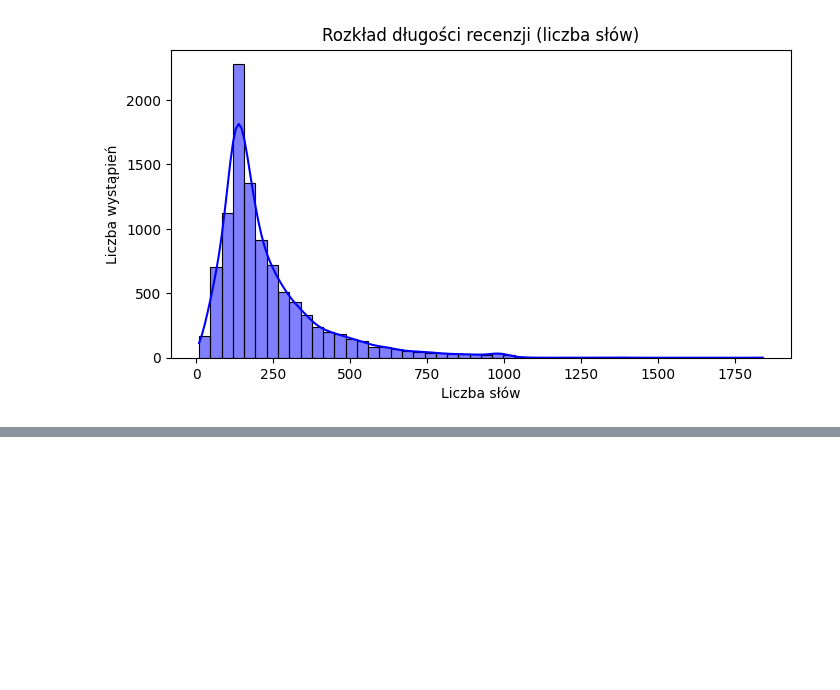
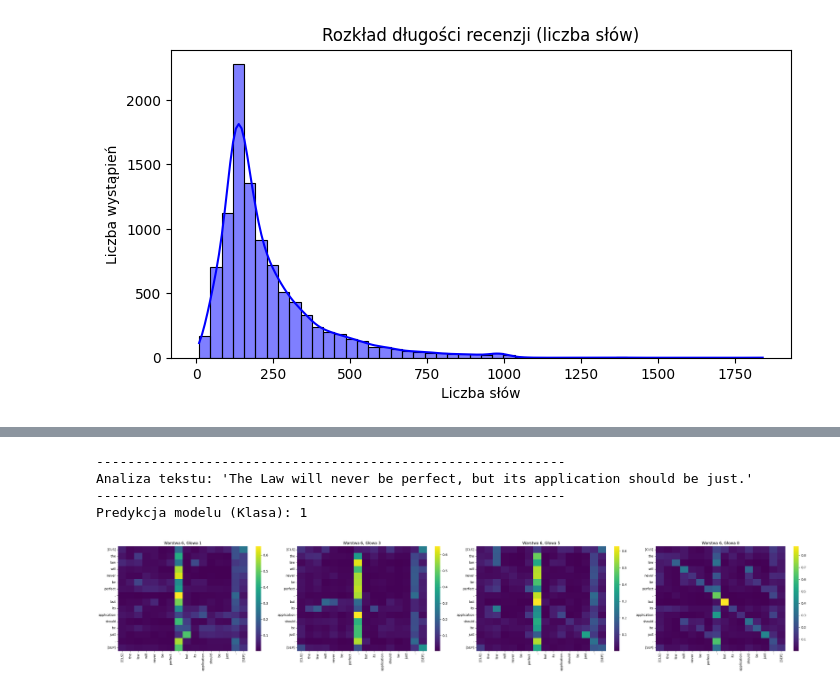
Before and after one commit to MaciejKuzmicki/Transformers, a Jupyter notebook: transformers.ipynb, the cells around one changed output, grey strips where cells are left out. Drawn from its saved outputs; the diff is of its cells as text; code cells hidden in the pictures; blank space fills up the shorter version.

```diff
--- a/transformers.ipynb
+++ b/transformers.ipynb
@@ -523,7 +538,7 @@ def analyze_and_plot_attention(text, model, tokenizer, layer_to_visualize=-1, he
 
 print("--- EKSPERYMENT 3: ANALIZA MAP UWAGI (FUNKCJA) ---")
 
-model_path = "distilbert-base-uncased" # Podmień na własny wytrenowany model
+model_path = "distilbert-base-uncased"
 
 # Ładujemy tylko raz!
 tokenizer = AutoTokenizer.from_pretrained(model_path)
@@ -549,16 +564,5 @@ test_sentences = [
     # 5. Zaprzeczenie i sentyment: Jak model radzi sobie ze słowem "not" obok "terrible"?
     "The movie was not terrible, in fact it was quite brilliant."
 ]
-
-# Uruchamiamy funkcję dla każdego zdania w pętli
-# Badamy głowę nr 0 i nr 6 na ostatniej warstwieb
-for sentence in test_sentences:
-    analyze_and_plot_attention(
-        text=sentence,
-        model=model,
-        tokenizer=tokenizer,
-        layer_to_visualize=3,
-        heads_to_plot=[1,3,5,8]
-    )
 # %% [output]
 --- EKSPERYMENT 3: ANALIZA MAP UWAGI (FUNKCJA) ---
@@ -605,0 +570,16 @@ Predykcja modelu (Klasa): 0
+# %%
+# Uruchamiamy funkcję dla każdego zdania w pętli
+# Badamy głowę nr 0 i nr 6 na ostatniej warstwieb
+analyze_and_plot_attention(
+        text=test_sentences[0],
+        model=model,
+        tokenizer=tokenizer,
+        layer_to_visualize=-1,
+        heads_to_plot=[1,3,5,8]
+)
+# %% [output]
+------------------------------------------------------------
+Analiza tekstu: 'The Law will never be perfect, but its application should be just.'
+------------------------------------------------------------
+Predykcja modelu (Klasa): 1
+[figure, added]
```
Also changed, not shown: parts of 33 cells of this notebook.
